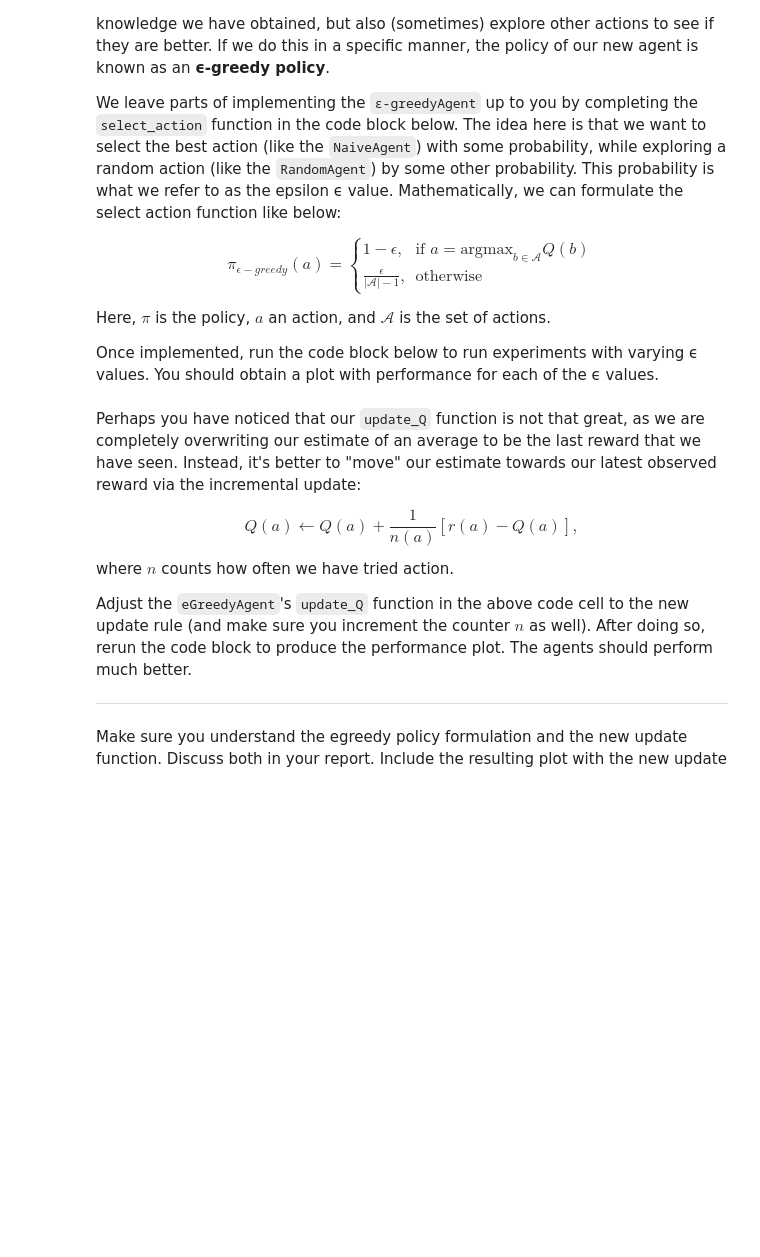
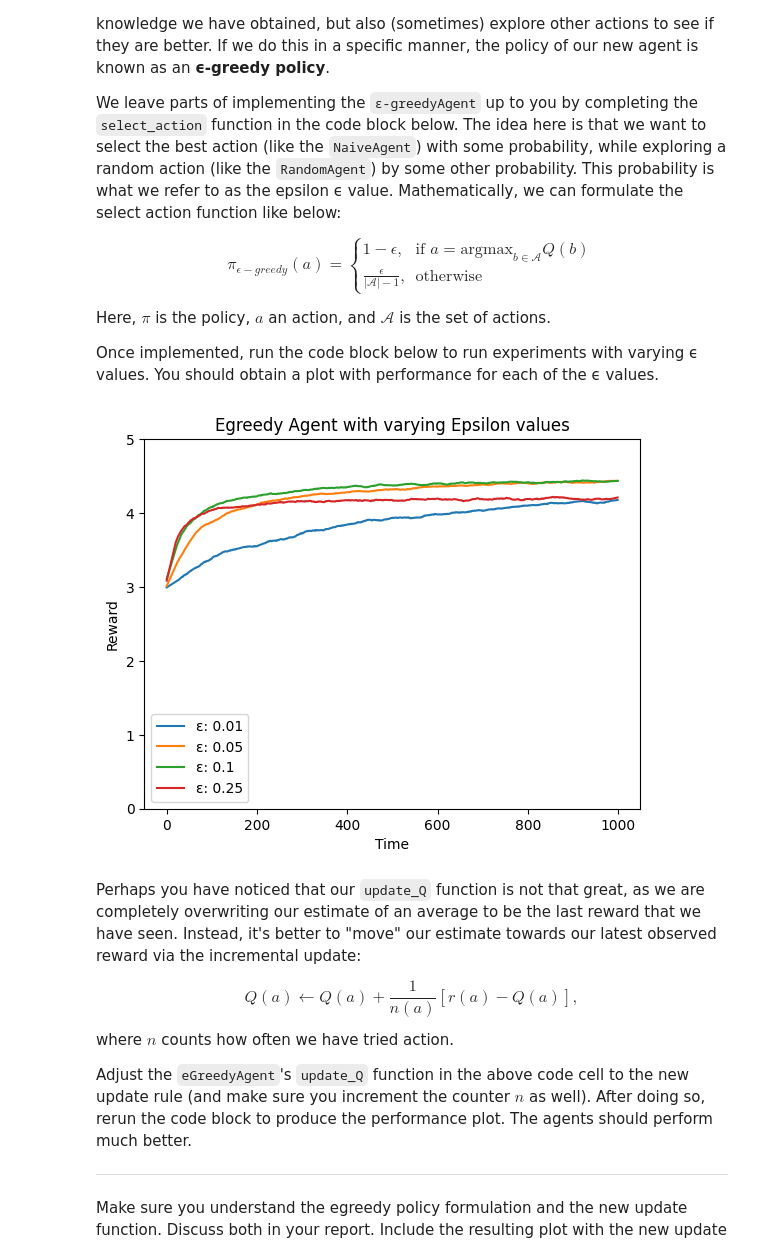
Before and after one commit to Hossein-Kelisa/RLCourse_A1, a Jupyter notebook: RL_Bachelor_Assignment_1A_(2026).ipynb, the cells around one changed output. Saved outputs shown, nothing was run; the diff lists cells and outputs as text; code cells hidden in the pictures; blank space fills up the shorter version.

```diff
--- a/RL_Bachelor_Assignment_1A_(2026).ipynb
+++ b/RL_Bachelor_Assignment_1A_(2026).ipynb
@@ -294,34 +315,45 @@ Once implemented, run the code block below to run experiments with varying ϵ va
 # %%
 class eGreedyAgent(Agent):
     def __init__(self, n_actions, epsilon):
         super().__init__(n_actions) # Call parent class init
 
         self.epsilon = epsilon # <-- Egreedy specific values
         self.n = np.zeros(n_actions) # <-- Action counter
 
     def select_action(self, **kwargs):
         """ Select an action """
-
-        raise NotImplementedError("Implement the epsilon greedy select action function")
+        if np.random.rand() < self.epsilon:
+            # Explore: pick a random action
+            action = np.random.randint(self.n_actions)
+        else:
+            # Exploit: pick the action which has the highest estimated reward
+            action = np.argmax(self.Q)
 
         return action
 
     def update_Q(self, action, observed_reward):
         """ After performing actions, update our current knowledge """
         # Set the new estimate to the reward we received after picking that action
-        self.Q[action] = observed_reward
+
+        # Increase how many times we tried this action
+        self.n[action] += 1
+
+        # Incremental update rule
+        self.Q[action] = self.Q[action] + (1 / self.n[action]) * (observed_reward - self.Q[action])
 
 # You can use below values, or change them to ones that you find more interesting.
 epsilon_values = [0.01, 0.05, 0.1, 0.25]
 
 plot = LearningCurvePlot("Egreedy Agent with varying Epsilon values")
 for epsilon in epsilon_values:
     experiment(
         plot,
         agent_class=eGreedyAgent,
         label=f"{chr(949)}: {epsilon}",
         epsilon=epsilon,
     )
+# %% [output]
+[figure, added]
 # %% [markdown]
 Perhaps you have noticed that our `update_Q` function is not that great, as we are completely overwriting our estimate of an average to be the last reward that we have seen. Instead, it's better to "move" our estimate towards our latest observed reward via the incremental update:
 
```
Also changed, not shown: parts of 8 cells of this notebook.
